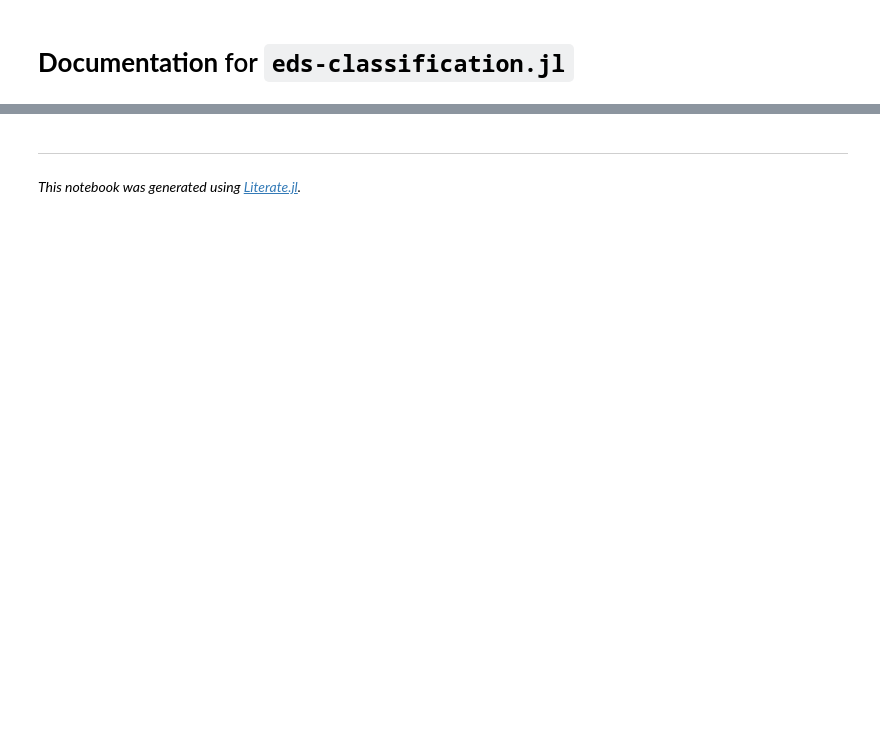
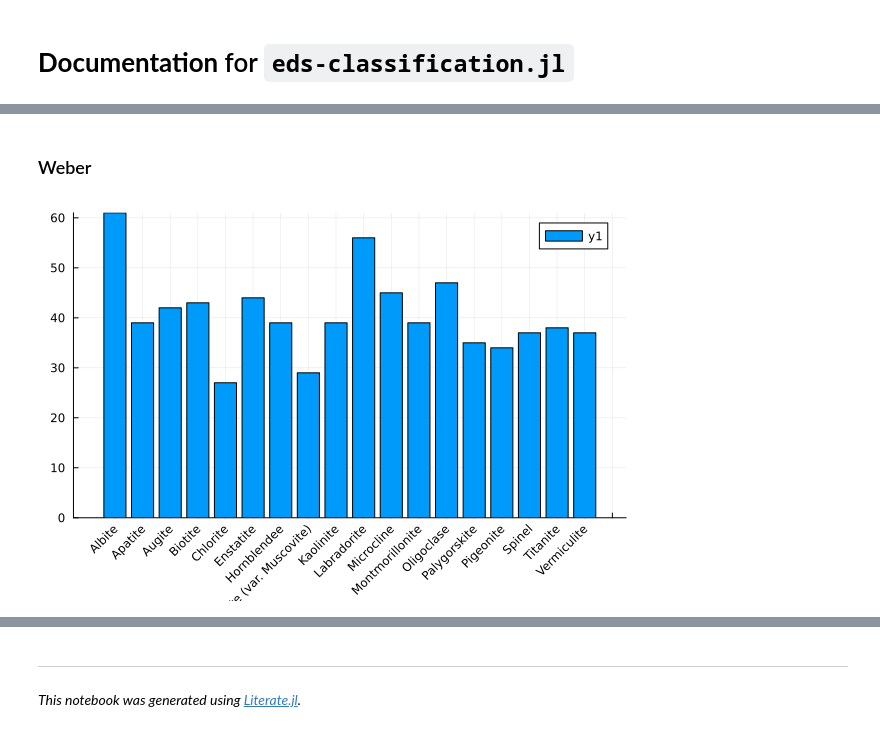
Before and after one commit to weber1158/eds-classification.jl, a Jupyter notebook: docs/eds_docs.ipynb, the cells around one changed output, grey strips where cells are left out. Saved outputs shown, nothing was run; the diff lists cells and outputs as text; code cells hidden in the pictures; blank space fills up the shorter version.

```diff
--- a/docs/eds_docs.ipynb
+++ b/docs/eds_docs.ipynb
@@ -72,0 +38,6 @@ categorical_histogram(pan[:,1],
+# %%
+don = donarummo_classification(net);
+kan = kandler_classification(atp);
+kut = kutuzov_classification(atp);
+pan = panta_classification(atp);
+web = weber_classification(net);
@@ -72,0 +69,6 @@ categorical_histogram(pan[:,1],
+# %% [markdown]
+### Weber
+# %%
+categorical_histogram(web.predicted_class, sortby=:descend, xrotation=45)
+# %% [output]
+[figure, added]
```
Also changed, not shown: parts of 37 cells of this notebook, 3 other files.
